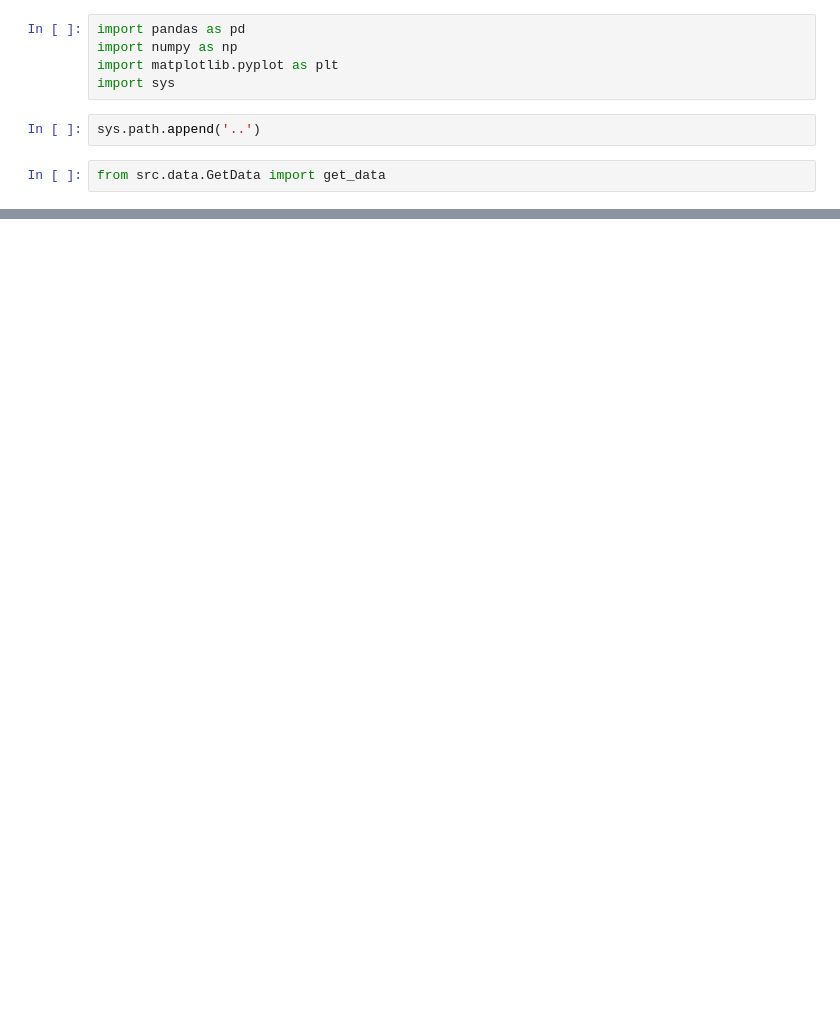
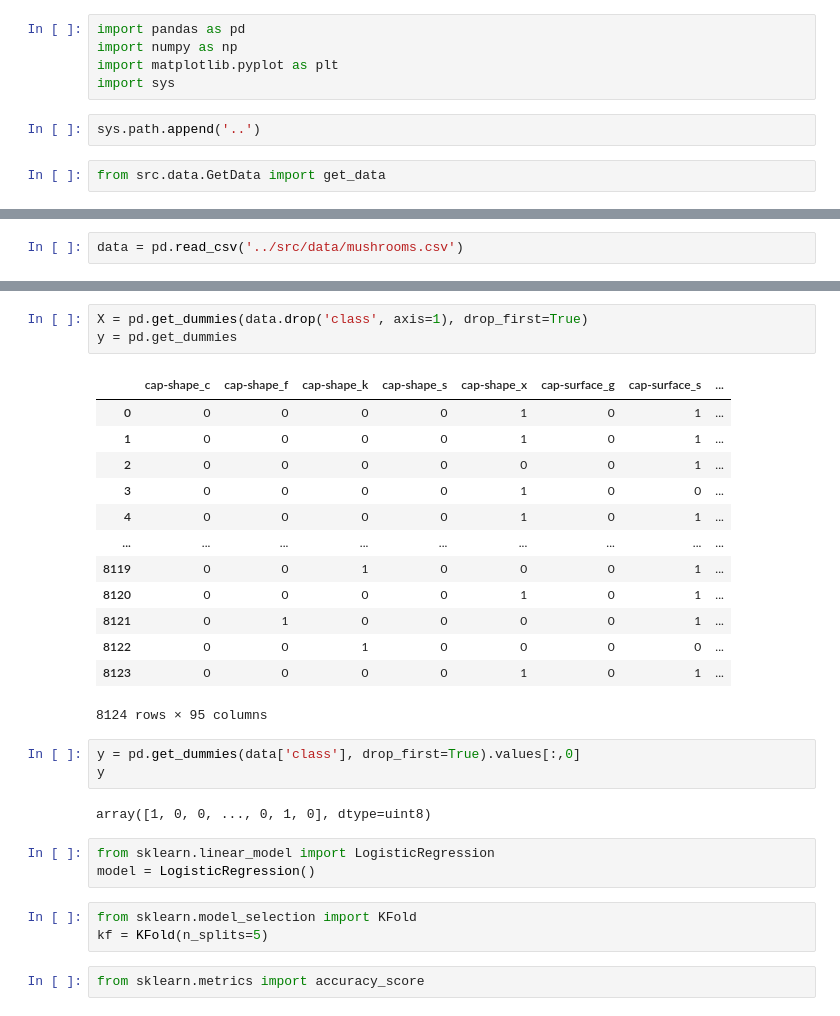
Before and after one commit to chzandonai/Kaggle-ElectricityConsumption, a Jupyter notebook: notebooks/Untitled.ipynb, the cells around one changed output, grey strips where cells are left out. Drawn from its saved outputs; the diff is of its cells as text; blank space fills up the shorter version.

```diff
--- a/notebooks/Untitled.ipynb
+++ b/notebooks/Untitled.ipynb
@@ -11,0 +12,2 @@ get_data('titanic')
+# %%
+data = pd.read_csv('../src/data/mushrooms.csv')
@@ -11,0 +33,30 @@ get_data('titanic')
+# %%
+X = pd.get_dummies(data.drop('class', axis=1), drop_first=True)
+y = pd.get_dummies
+# %% [output]
+|  | cap-shape_c | cap-shape_f | cap-shape_k | cap-shape_s | cap-shape_x | cap-surface_g | cap-surface_s | ... |
+| 0 | 0 | 0 | 0 | 0 | 1 | 0 | 1 | ... |
+| 1 | 0 | 0 | 0 | 0 | 1 | 0 | 1 | ... |
+| 2 | 0 | 0 | 0 | 0 | 0 | 0 | 1 | ... |
+| 3 | 0 | 0 | 0 | 0 | 1 | 0 | 0 | ... |
+| 4 | 0 | 0 | 0 | 0 | 1 | 0 | 1 | ... |
+| ... | ... | ... | ... | ... | ... | ... | ... | ... |
+| 8119 | 0 | 0 | 1 | 0 | 0 | 0 | 1 | ... |
+| 8120 | 0 | 0 | 0 | 0 | 1 | 0 | 1 | ... |
+| 8121 | 0 | 1 | 0 | 0 | 0 | 0 | 1 | ... |
+| 8122 | 0 | 0 | 1 | 0 | 0 | 0 | 0 | ... |
+| 8123 | 0 | 0 | 0 | 0 | 1 | 0 | 1 | ... |
+8124 rows × 95 columns
+# %%
+y = pd.get_dummies(data['class'], drop_first=True).values[:,0]
+y
+# %% [output]
+array([1, 0, 0, ..., 0, 1, 0], dtype=uint8)
+# %%
+from sklearn.linear_model import LogisticRegression
+model = LogisticRegression()
+# %%
+from sklearn.model_selection import KFold
+kf = KFold(n_splits=5)
+# %%
+from sklearn.metrics import accuracy_score
```
Also changed, not shown: parts of 8 cells of this notebook, 5 other files.
